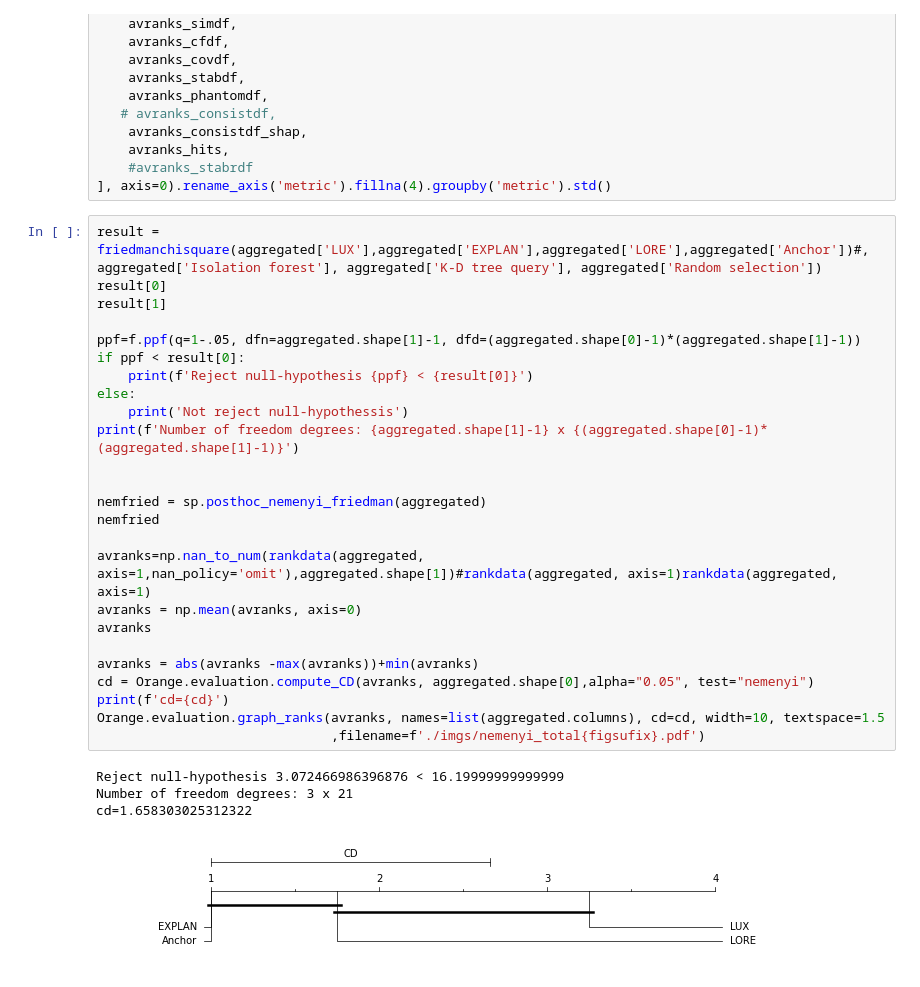
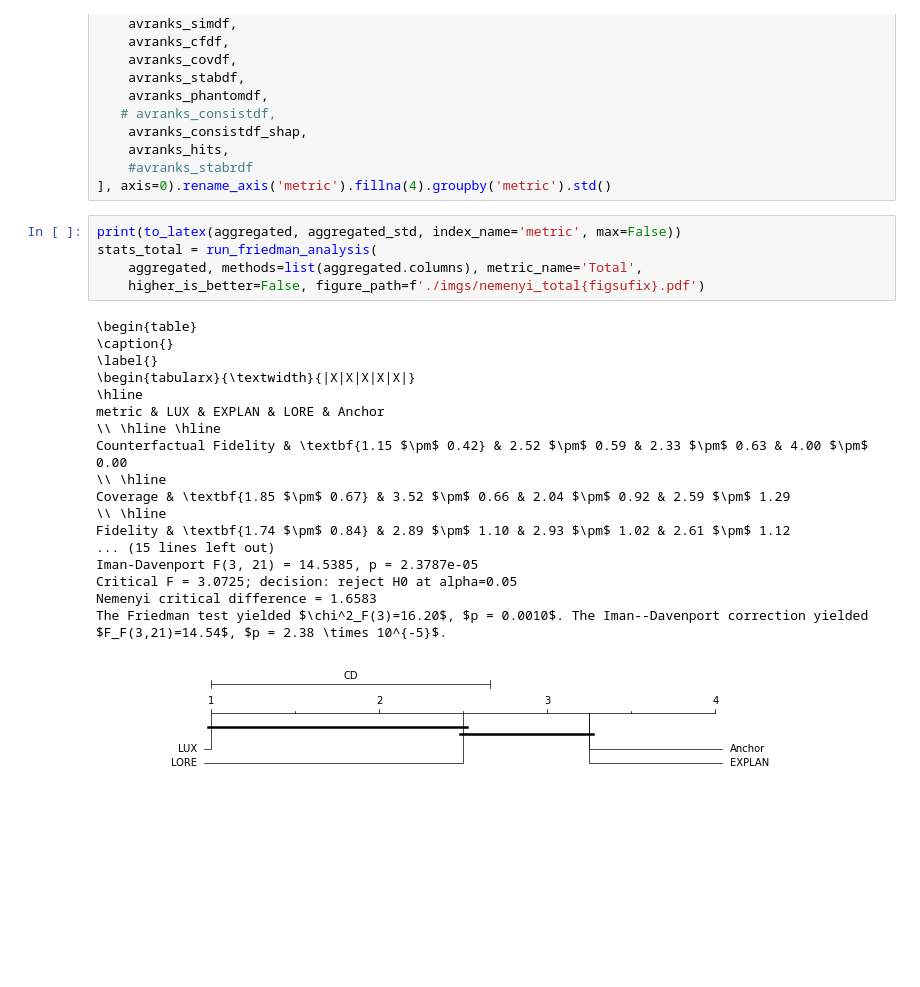
Before and after one commit to sbobek/lux, a Jupyter notebook: lux_paper_evaluation_figures.ipynb, the cells around one changed output. Saved outputs shown, nothing was run; the diff lists cells and outputs as text; blank space fills up the shorter version.

```diff
--- a/lux_paper_evaluation_figures.ipynb
+++ b/lux_paper_evaluation_figures.ipynb
@@ -1915,35 +1393,29 @@ aggregated_std = pd.concat([
     #avranks_stabrdf
 ], axis=0).rename_axis('metric').fillna(4).groupby('metric').std()
 # %%
-result = friedmanchisquare(aggregated['LUX'],aggregated['EXPLAN'],aggregated['LORE'],aggregated['Anchor'])#, aggregated['Isolation forest'], aggregated['K-D tree query'], aggregated['Random selection'])
-result[0]
-result[1]
-
-ppf=f.ppf(q=1-.05, dfn=aggregated.shape[1]-1, dfd=(aggregated.shape[0]-1)*(aggregated.shape[1]-1))
-if ppf < result[0]:
-    print(f'Reject null-hypothesis {ppf} < {result[0]}')
-else:
-    print('Not reject null-hypothessis')
-print(f'Number of freedom degrees: {aggregated.shape[1]-1} x {(aggregated.shape[0]-1)*(aggregated.shape[1]-1)}')
-
-
-nemfried = sp.posthoc_nemenyi_friedman(aggregated)
-nemfried
-
-avranks=np.nan_to_num(rankdata(aggregated, axis=1,nan_policy='omit'),aggregated.shape[1])#rankdata(aggregated, axis=1)rankdata(aggregated, axis=1)
-avranks = np.mean(avranks, axis=0)
-avranks
-
-avranks = abs(avranks -max(avranks))+min(avranks)
-cd = Orange.evaluation.compute_CD(avranks, aggregated.shape[0],alpha="0.05", test="nemenyi")
-print(f'cd={cd}')
-Orange.evaluation.graph_ranks(avranks, names=list(aggregated.columns), cd=cd, width=10, textspace=1.5
-                              ,filename=f'./imgs/nemenyi_total{figsufix}.pdf')
+print(to_latex(aggregated, aggregated_std, index_name='metric', max=False))
+stats_total = run_friedman_analysis(
+    aggregated, methods=list(aggregated.columns), metric_name='Total',
+    higher_is_better=False, figure_path=f'./imgs/nemenyi_total{figsufix}.pdf')
 # %% [output]
-Reject null-hypothesis 3.072466986396876 < 16.19999999999999
-Number of freedom degrees: 3 x 21
-cd=1.658303025312322
+\begin{table}
+\caption{}
+\label{}
+\begin{tabularx}{\textwidth}{|X|X|X|X|X|}
+\hline
+metric & LUX & EXPLAN & LORE & Anchor
+\\ \hline \hline
+Counterfactual Fidelity & \textbf{1.15 $\pm$ 0.42} & 2.52 $\pm$ 0.59 & 2.33 $\pm$ 0.63 & 4.00 $\pm$ 0.00
+\\ \hline
+Coverage & \textbf{1.85 $\pm$ 0.67} & 3.52 $\pm$ 0.66 & 2.04 $\pm$ 0.92 & 2.59 $\pm$ 1.29
+\\ \hline
+Fidelity & \textbf{1.74 $\pm$ 0.84} & 2.89 $\pm$ 1.10 & 2.93 $\pm$ 1.02 & 2.61 $\pm$ 1.12
+... (15 lines left out)
+Iman-Davenport F(3, 21) = 14.5385, p = 2.3787e-05
+Critical F = 3.0725; decision: reject H0 at alpha=0.05
+Nemenyi critical difference = 1.6583
+The Friedman test yielded $\chi^2_F(3)=16.20$, $p = 0.0010$. The Iman--Davenport correction yielded $F_F(3,21)=14.54$, $p = 2.38 \times 10^{-5}$.
-[figure, old version]
+[figure, new version]
 # %%
 print(to_latex(aggregated, aggregated_std, index_name='metric', max=False))
 # %% [output]
```
Also changed, not shown: parts of 40 cells of this notebook.
